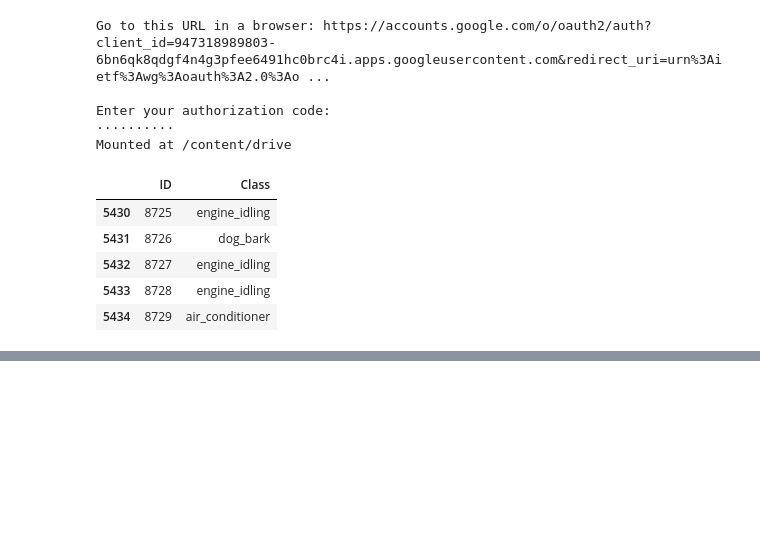
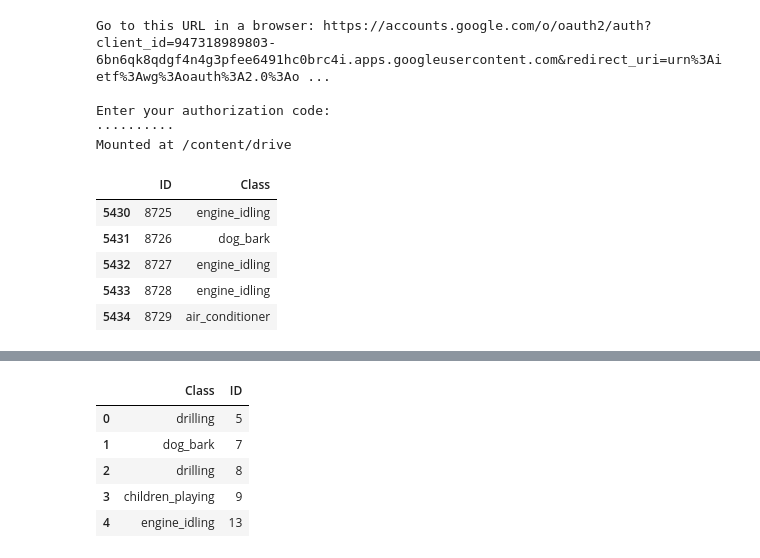
Before and after one commit to manashpratim/Urban-Sound-Classification, a Jupyter notebook: Urban_Sound_Classification.ipynb, the cells around one changed output, grey strips where cells are left out. Saved outputs shown, nothing was run; the diff lists cells and outputs as text; code cells hidden in the pictures; blank space fills up the shorter version.

```diff
--- a/Urban_Sound_Classification.ipynb
+++ b/Urban_Sound_Classification.ipynb
@@ -123,0 +242,11 @@ plt.show()
+# %%
+#Viewing the
+s=pd.read_csv('submission1.csv')
+s.head(5)
+# %% [output]
+|  | Class | ID |
+| 0 | drilling | 5 |
+| 1 | dog_bark | 7 |
+| 2 | drilling | 8 |
+| 3 | children_playing | 9 |
+| 4 | engine_idling | 13 |
```
Also changed, not shown: parts of 14 cells of this notebook.
